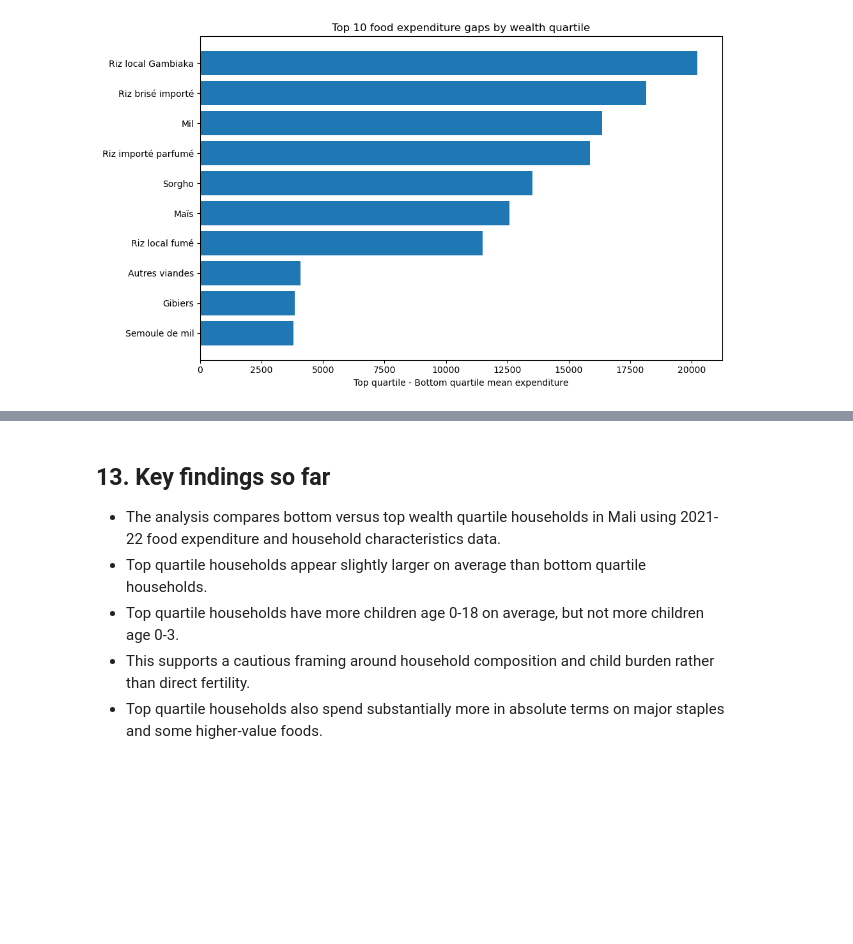
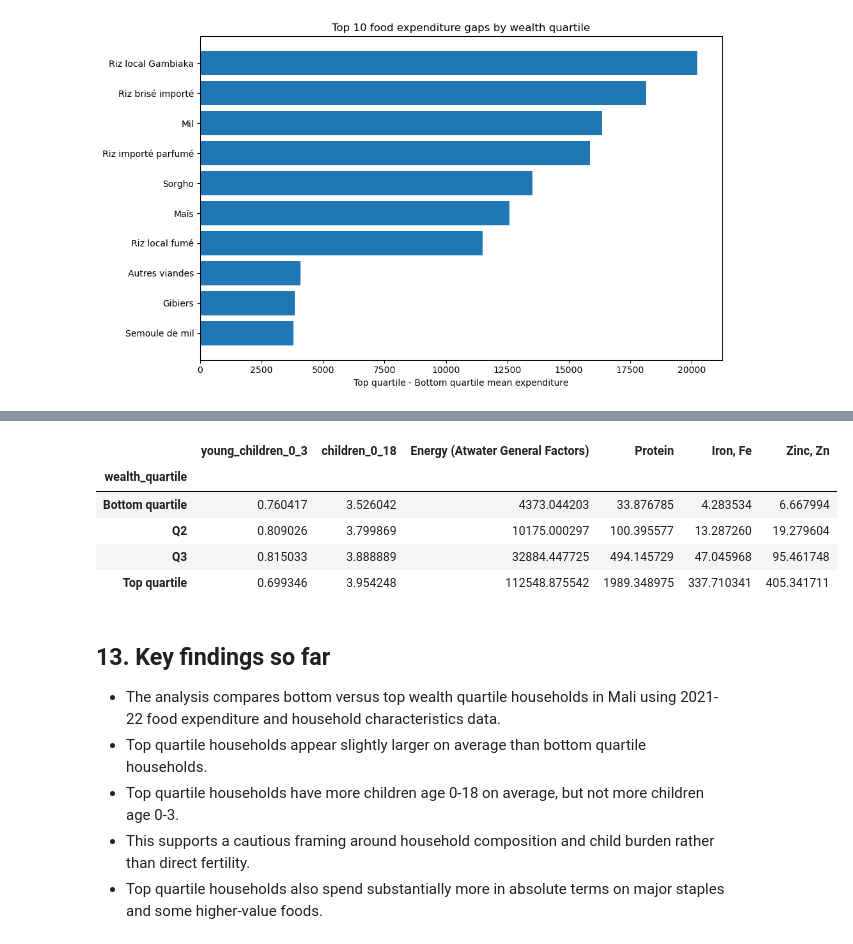
Before and after one commit to marcaina16/EEP-153---Project-3, a Jupyter notebook: Mali_Project3_WealthQuartiles.ipynb, the cells around one changed output, grey strips where cells are left out. Drawn from its saved outputs; the diff is of its cells as text; code cells hidden in the pictures; blank space fills up the shorter version.

```diff
--- a/Mali_Project3_WealthQuartiles.ipynb
+++ b/Mali_Project3_WealthQuartiles.ipynb
@@ -292,0 +487,9 @@ plt.show()
+# %%
+analysis_nutrients = analysis_df.join(household_nutrients, how="left")
+
+nutrient_by_quartile = analysis_nutrients.groupby(
+    "wealth_quartile",
+    observed=False
+)[selected_nutrients].mean()
+
+nutrient_by_quartile
@@ -293,3 +521,19 @@ plt.show()
+# %%
+analysis_nutrients.groupby("wealth_quartile", observed=False)[[
+    "young_children_0_3",
+    "children_0_18",
+    "Energy (Atwater General Factors)",
+    "Protein",
+    "Iron, Fe",
+    "Zinc, Zn"
+]].mean()
+# %% [output]
+|  | young_children_0_3 | children_0_18 | Energy (Atwater General Factors) | Protein | Iron, Fe | Zinc, Zn |
+| wealth_quartile |  |  |  |  |  |  |
+| Bottom quartile | 0.760417 | 3.526042 | 4373.044203 | 33.876785 | 4.283534 | 6.667994 |
+| Q2 | 0.809026 | 3.799869 | 10175.000297 | 100.395577 | 13.287260 | 19.279604 |
+| Q3 | 0.815033 | 3.888889 | 32884.447725 | 494.145729 | 47.045968 | 95.461748 |
+| Top quartile | 0.699346 | 3.954248 | 112548.875542 | 1989.348975 | 337.710341 | 405.341711 |
 # %% [markdown]
 ## 13. Key findings so far
 
```
Also changed, not shown: parts of 11 cells of this notebook.
